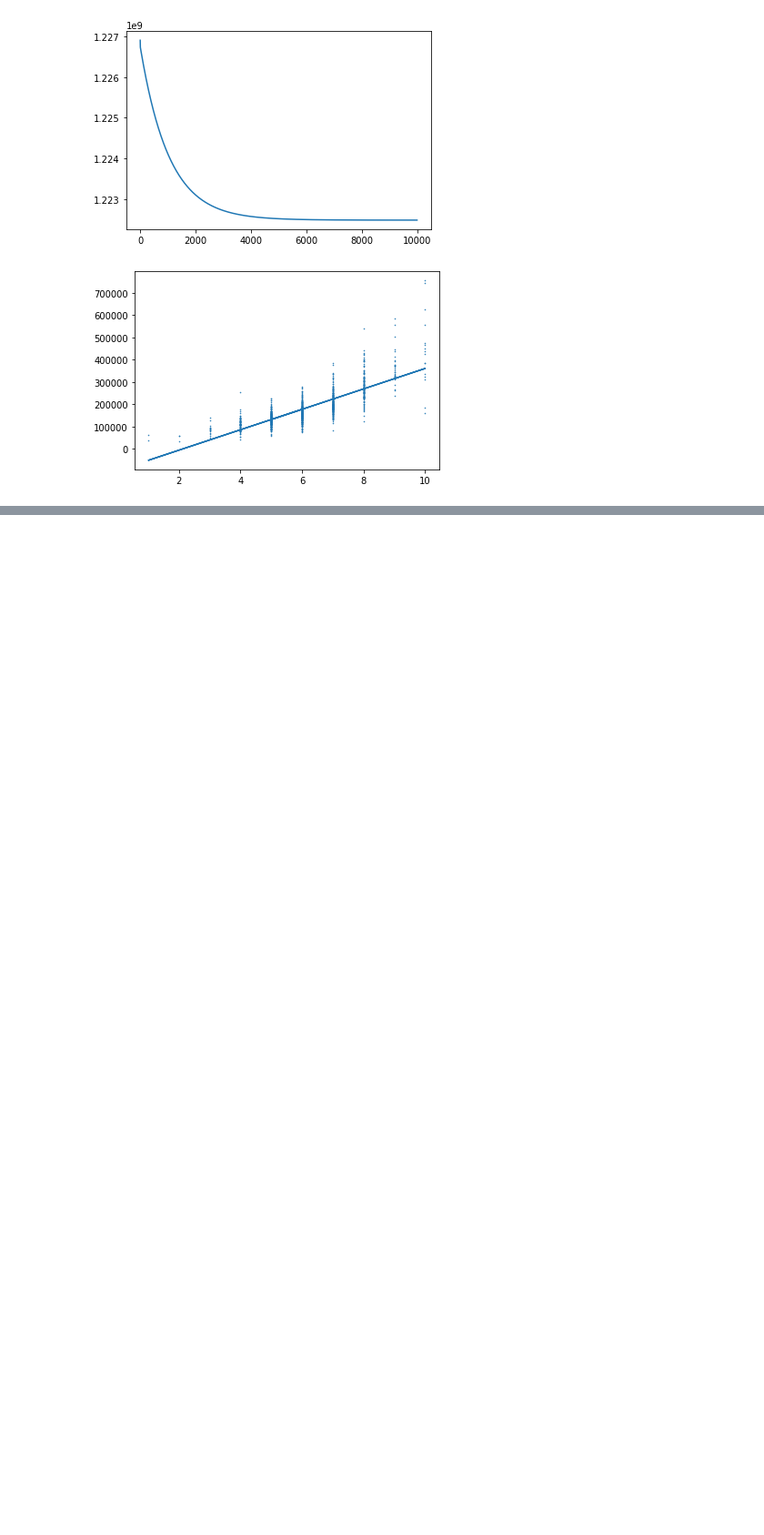
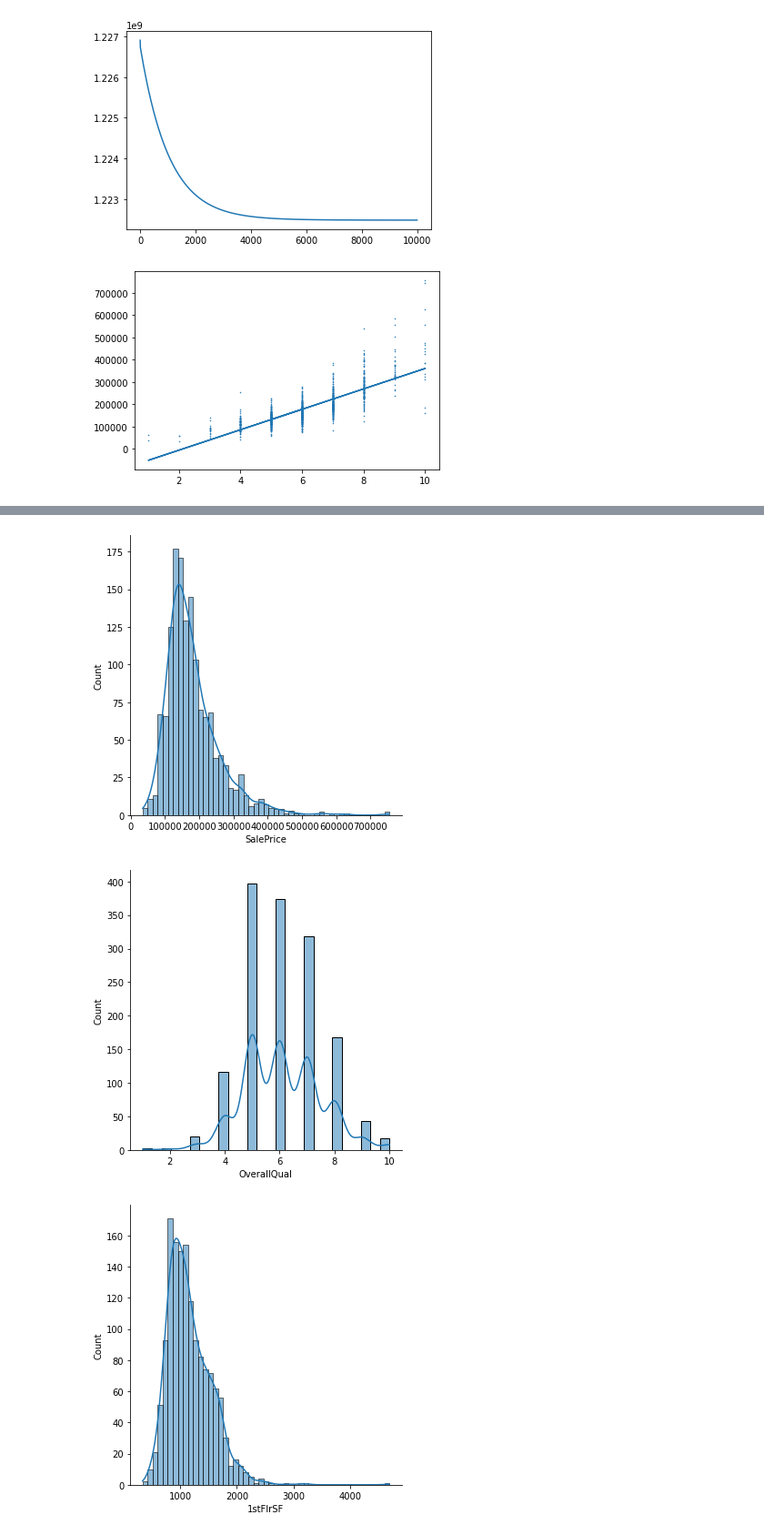
Before and after one commit to JMercar/proyecto_python, a Jupyter notebook: proyecto.ipynb, the cells around one changed output, grey strips where cells are left out. Shown: that part at 91% size. Cells and saved outputs as stored; diff of their text form; code cells hidden in the pictures; blank space fills up the shorter version.

```diff
--- a/proyecto.ipynb
+++ b/proyecto.ipynb
@@ -199,0 +354,2 @@ modelo()
+# %%
+proyecto = predicciones('proyecto_training_data')
@@ -199,0 +366,6 @@ modelo()
+# %%
+proyecto.histogramas()
+# %% [output]
+[figure, added]
+[figure, added]
+[figure, added]
```
Also changed, not shown: parts of 10 cells of this notebook.
